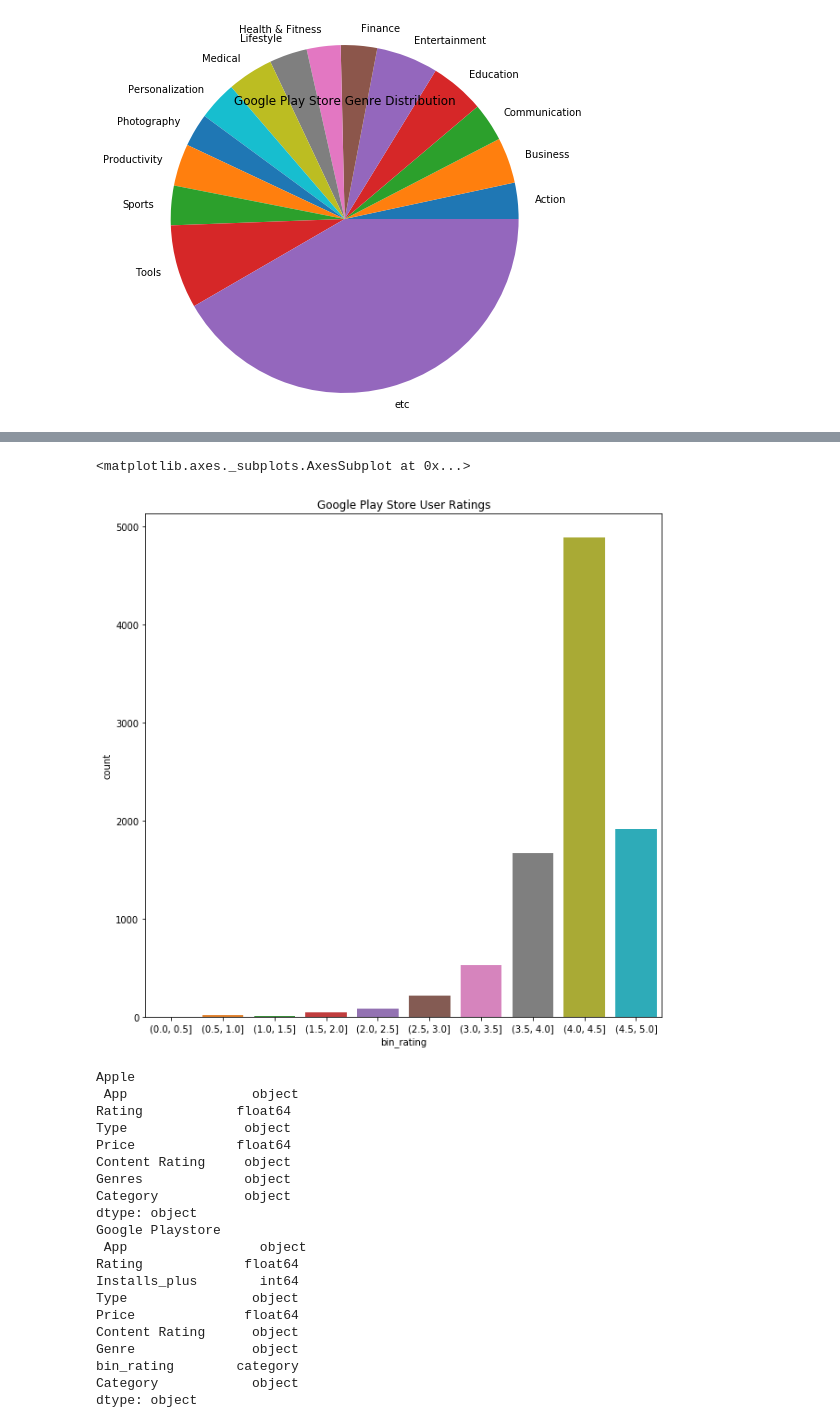
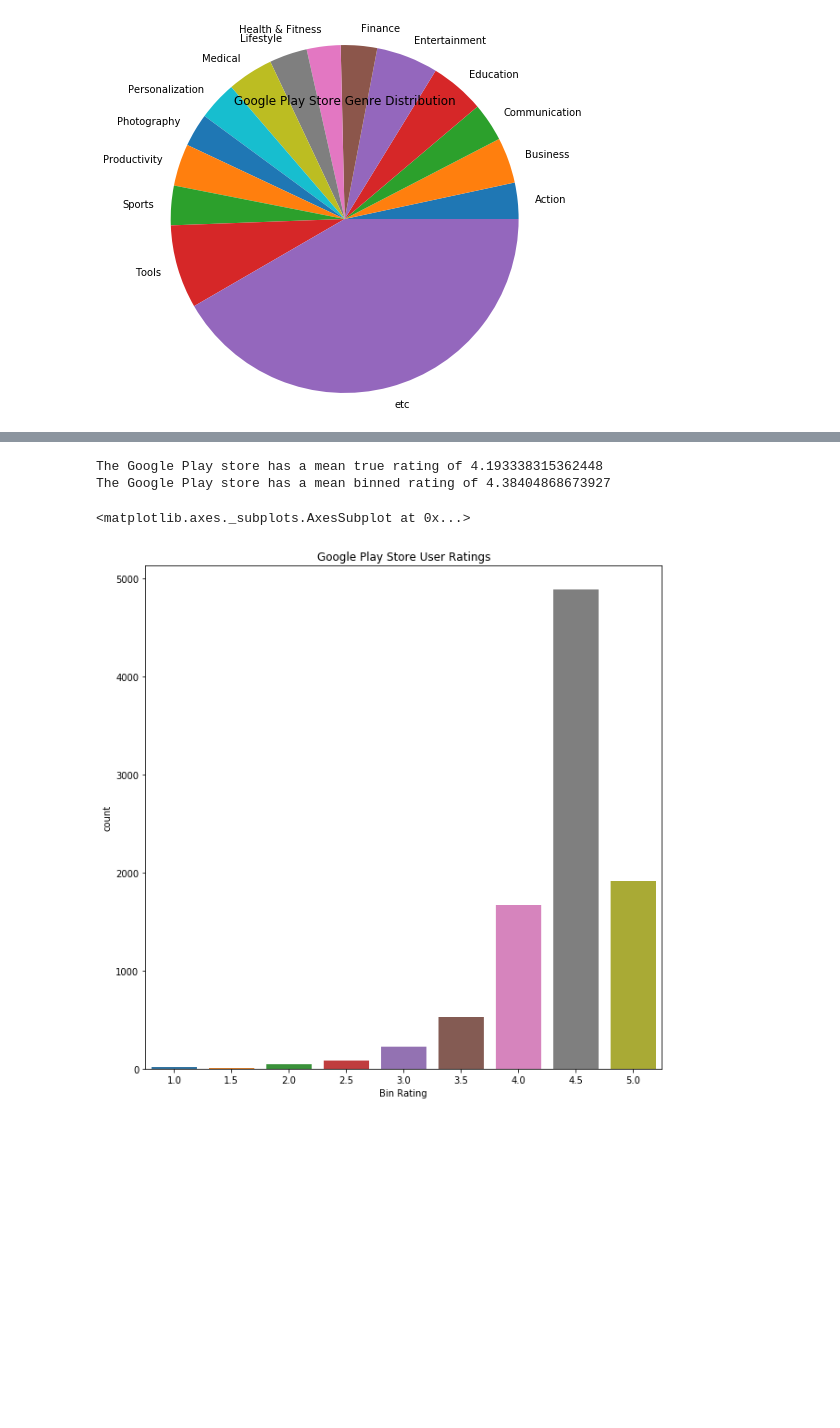
Before and after one commit to RJN-2B/DSLimNguyen, a Jupyter notebook: nb/Deliverable1.ipynb, the cells around one changed output, grey strips where cells are left out. Drawn from its saved outputs; the diff is of its cells as text; code cells hidden in the pictures; blank space fills up the shorter version.

```diff
--- a/nb/Deliverable1.ipynb
+++ b/nb/Deliverable1.ipynb
@@ -179,32 +263,16 @@ sns.countplot(x='Rating', data = apple_df)
 [figure]
-# %%
-plt.figure(figsize = (10,10))
-plt.title('Google Play Store User Ratings')
-sns.countplot(x='bin_rating', data = ggplay_df)
-# %% [output]
-<matplotlib.axes._subplots.AxesSubplot at 0x...>
-[figure, removed]
-# %%
-print("Apple\n", apple_df.dtypes)
-print("Google Playstore\n", ggplay_df.dtypes)
-# %% [output]
-Apple
- App                object
-Rating            float64
-Type               object
-Price             float64
-Content Rating     object
-Genres             object
-Category           object
-dtype: object
-Google Playstore
- App                 object
-Rating             float64
-Installs_plus        int64
-Type                object
-Price              float64
-Content Rating      object
-Genre               object
-bin_rating        category
-Category            object
-dtype: object
+# %%
+rating_bins = [0.0, 1.0, 1.5, 2.0, 2.5,3.0, 3.5, 4.0, 4.5, 5.0]
+labels = [1.0, 1.5, 2.0, 2.5,3.0, 3.5, 4.0, 4.5, 5.0]
+ggplay_df['Bin Rating'] = pd.cut(ggplay_df['Rating'], bins = rating_bins, labels = labels).astype('float64')
+print("The Google Play store has a mean true rating of", ggplay_df['Rating'].mean())
+print("The Google Play store has a mean binned rating of", ggplay_df['Bin Rating'].mean())
+
+plt.figure(figsize = (10,10))
+plt.title('Google Play Store User Ratings')
+sns.countplot(x='Bin Rating', data = ggplay_df)
+# %% [output]
+The Google Play store has a mean true rating of 4.193338315362448
+The Google Play store has a mean binned rating of 4.38404868673927
+<matplotlib.axes._subplots.AxesSubplot at 0x...>
+[figure, added]
```
Also changed, not shown: parts of 17 cells of this notebook.
